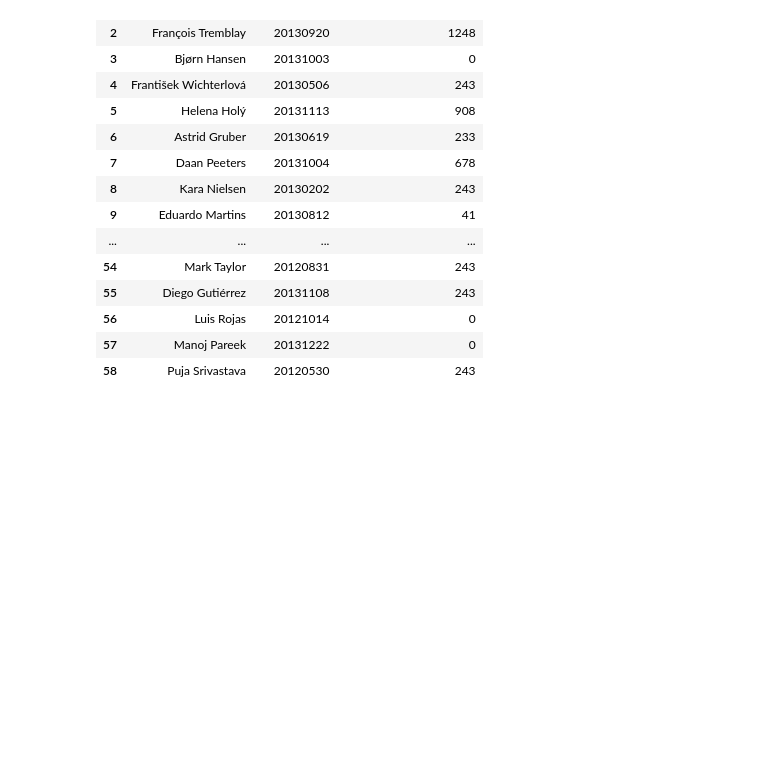
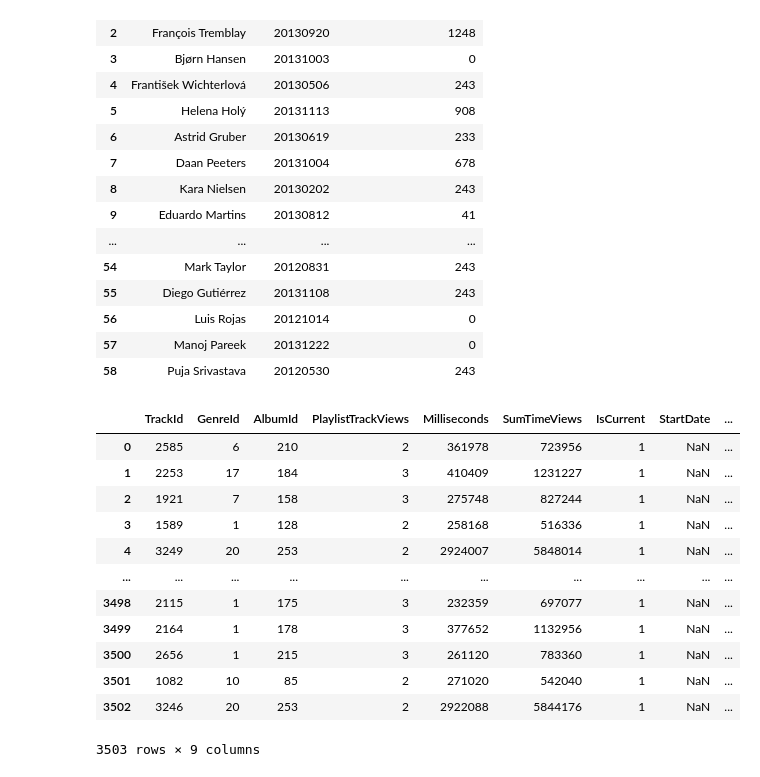
Before and after one commit to ndmademapula/Kichi_Chinook, a Jupyter notebook: test.ipynb, the cells around one changed output. Drawn from its saved outputs; the diff is of its cells as text; code cells hidden in the pictures; blank space fills up the shorter version.

```diff
--- a/test.ipynb
+++ b/test.ipynb
@@ -398,3 +366,19 @@ req_9_last
 | 56 | Luis Rojas | 20121014 | 0 |
 | 57 | Manoj Pareek | 20131222 | 0 |
 | 58 | Puja Srivastava | 20120530 | 243 |
+# %%
+df_FactListen
+# %% [output]
+|  | TrackId | GenreId | AlbumId | PlaylistTrackViews | Milliseconds | SumTimeViews | IsCurrent | StartDate | ... |
+| 0 | 2585 | 6 | 210 | 2 | 361978 | 723956 | 1 | NaN | ... |
+| 1 | 2253 | 17 | 184 | 3 | 410409 | 1231227 | 1 | NaN | ... |
+| 2 | 1921 | 7 | 158 | 3 | 275748 | 827244 | 1 | NaN | ... |
+| 3 | 1589 | 1 | 128 | 2 | 258168 | 516336 | 1 | NaN | ... |
+| 4 | 3249 | 20 | 253 | 2 | 2924007 | 5848014 | 1 | NaN | ... |
+| ... | ... | ... | ... | ... | ... | ... | ... | ... | ... |
+| 3498 | 2115 | 1 | 175 | 3 | 232359 | 697077 | 1 | NaN | ... |
+| 3499 | 2164 | 1 | 178 | 3 | 377652 | 1132956 | 1 | NaN | ... |
+| 3500 | 2656 | 1 | 215 | 3 | 261120 | 783360 | 1 | NaN | ... |
+| 3501 | 1082 | 10 | 85 | 2 | 271020 | 542040 | 1 | NaN | ... |
+| 3502 | 3246 | 20 | 253 | 2 | 2922088 | 5844176 | 1 | NaN | ... |
+3503 rows × 9 columns
```
Also changed, not shown: parts of 4 cells of this notebook, 5 other files.
